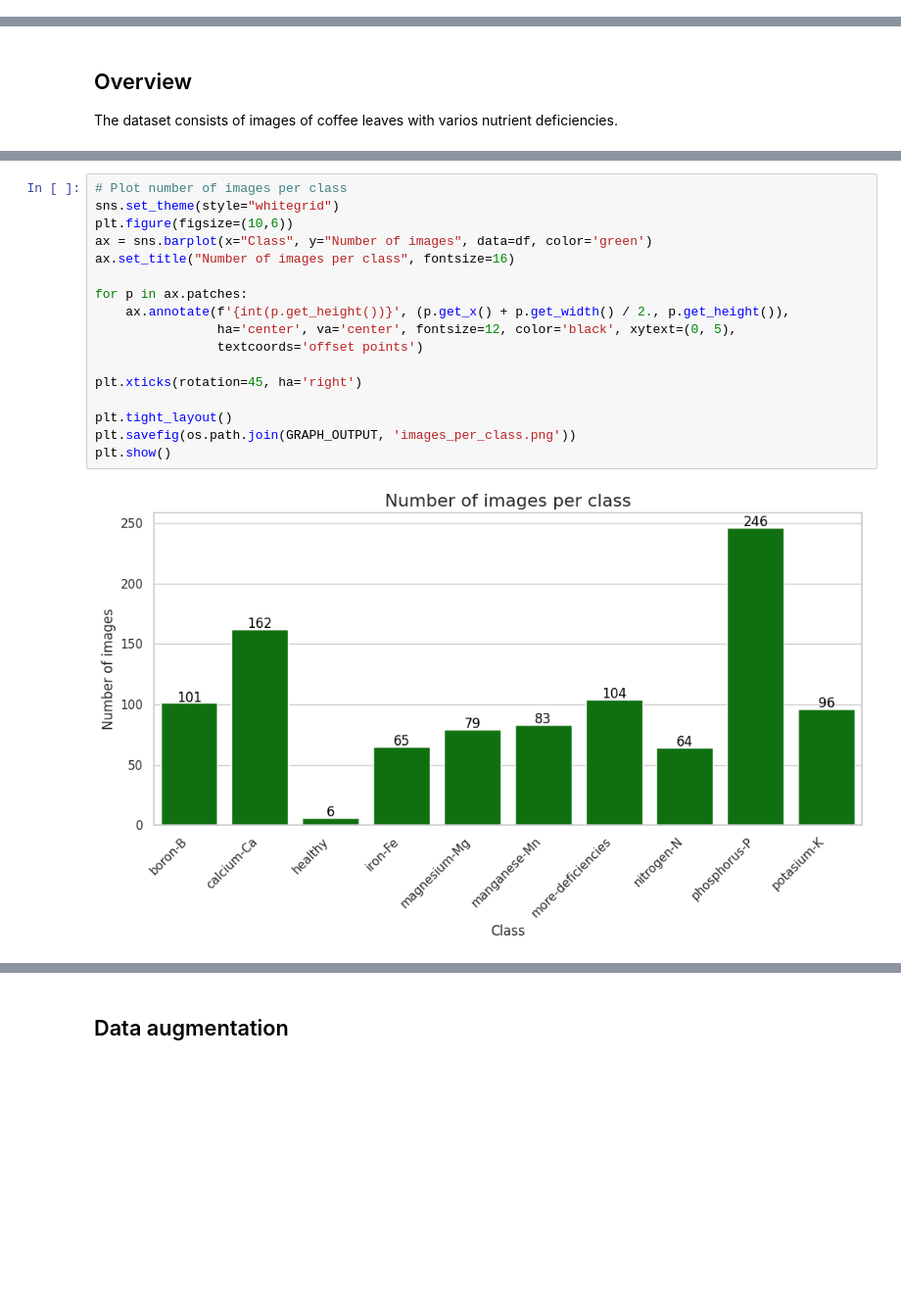
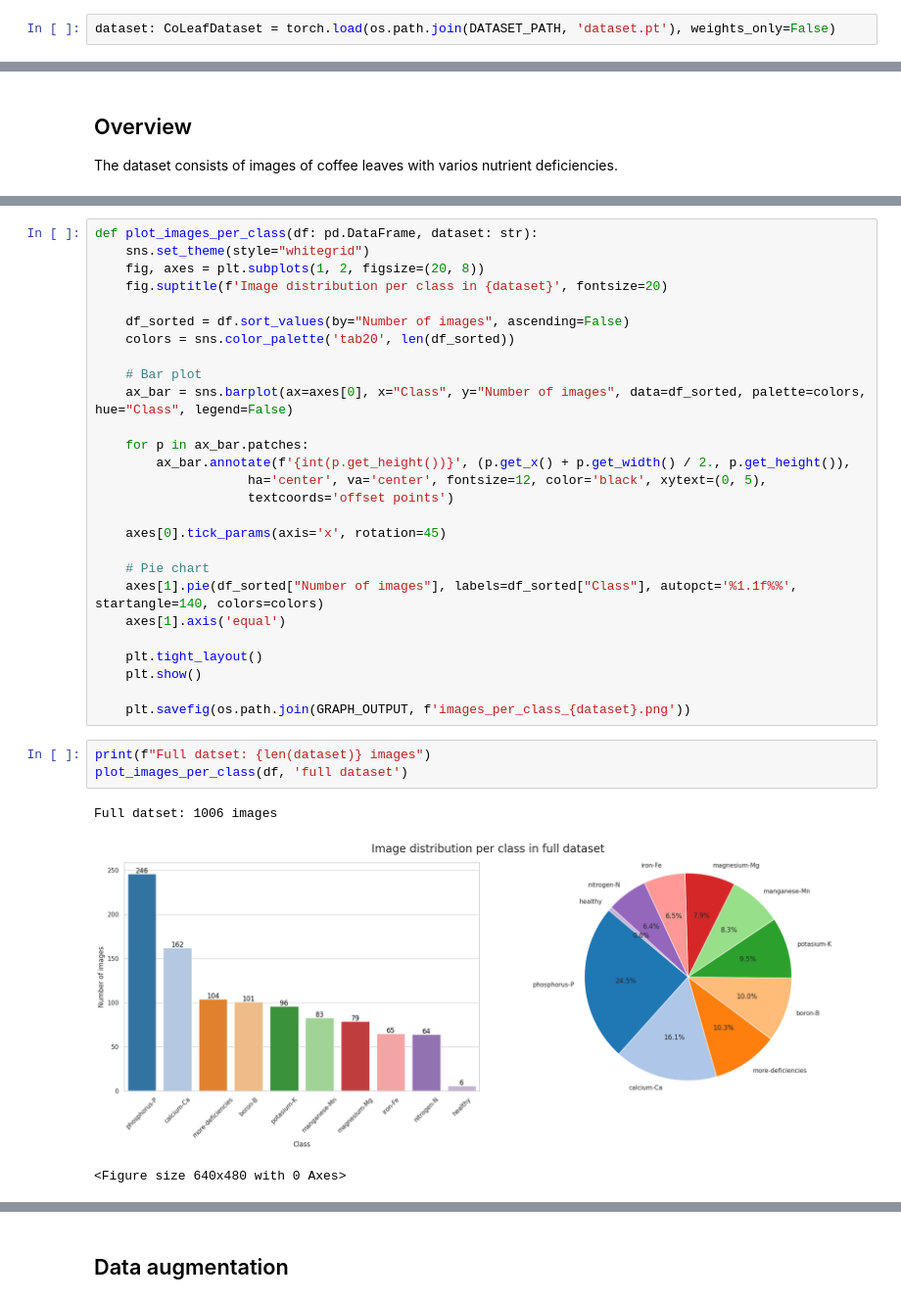
Before and after one commit to encars28/CoLeaf-CNN, a Jupyter notebook: data.ipynb, the cells around one changed output, grey strips where cells are left out. Shown: that part at 98% size. Cells and saved outputs as stored; diff of their text form; blank space fills up the shorter version.

Commit message:
data augmentation

```diff
--- a/data.ipynb
+++ b/data.ipynb
@@ -17,0 +24,2 @@ dataset: CoLeafDataset = torch.load(DATASET_PATH, weights_only=False)
+# %%
+dataset: CoLeafDataset = torch.load(os.path.join(DATASET_PATH, 'dataset.pt'), weights_only=False)
@@ -27,19 +62,34 @@ df = pd.DataFrame({"Class": dataset.classes, "Number of images": images})
 # %%
-# Plot number of images per class
-sns.set_theme(style="whitegrid")
-plt.figure(figsize=(10,6))
-ax = sns.barplot(x="Class", y="Number of images", data=df, color='green')
-ax.set_title("Number of images per class", fontsize=16)
+def plot_images_per_class(df: pd.DataFrame, dataset: str):
+    sns.set_theme(style="whitegrid")
+    fig, axes = plt.subplots(1, 2, figsize=(20, 8))
+    fig.suptitle(f'Image distribution per class in {dataset}', fontsize=20)
 
-for p in ax.patches:
-    ax.annotate(f'{int(p.get_height())}', (p.get_x() + p.get_width() / 2., p.get_height()),
-                ha='center', va='center', fontsize=12, color='black', xytext=(0, 5),
-                textcoords='offset points')
+    df_sorted = df.sort_values(by="Number of images", ascending=False)
+    colors = sns.color_palette('tab20', len(df_sorted))
 
-plt.xticks(rotation=45, ha='right')
+    # Bar plot
+    ax_bar = sns.barplot(ax=axes[0], x="Class", y="Number of images", data=df_sorted, palette=colors, hue="Class", legend=False)
 
-plt.tight_layout()
-plt.savefig(os.path.join(GRAPH_OUTPUT, 'images_per_class.png'))
-plt.show()
+    for p in ax_bar.patches:
+        ax_bar.annotate(f'{int(p.get_height())}', (p.get_x() + p.get_width() / 2., p.get_height()),
+                    ha='center', va='center', fontsize=12, color='black', xytext=(0, 5),
+                    textcoords='offset points')
+
+    axes[0].tick_params(axis='x', rotation=45)
+
+    # Pie chart
+    axes[1].pie(df_sorted["Number of images"], labels=df_sorted["Class"], autopct='%1.1f%%', startangle=140, colors=colors)
+    axes[1].axis('equal')
+
+    plt.tight_layout()
+    plt.show()
+
+    plt.savefig(os.path.join(GRAPH_OUTPUT, f'images_per_class_{dataset}.png'))
-# %% [output]
-[figure, removed]
+# %%
+print(f"Full datset: {len(dataset)} images")
+plot_images_per_class(df, 'full dataset')
+# %% [output]
+Full datset: 1006 images
+[figure, added]
+<Figure size 640x480 with 0 Axes>
```
Also changed, not shown: parts of 14 cells of this notebook, 14 other files.
